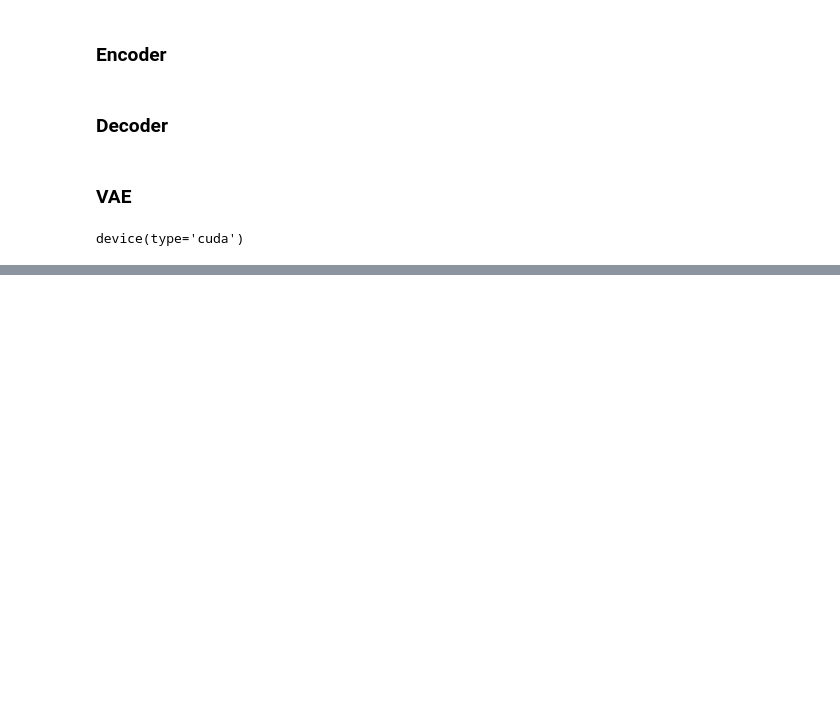
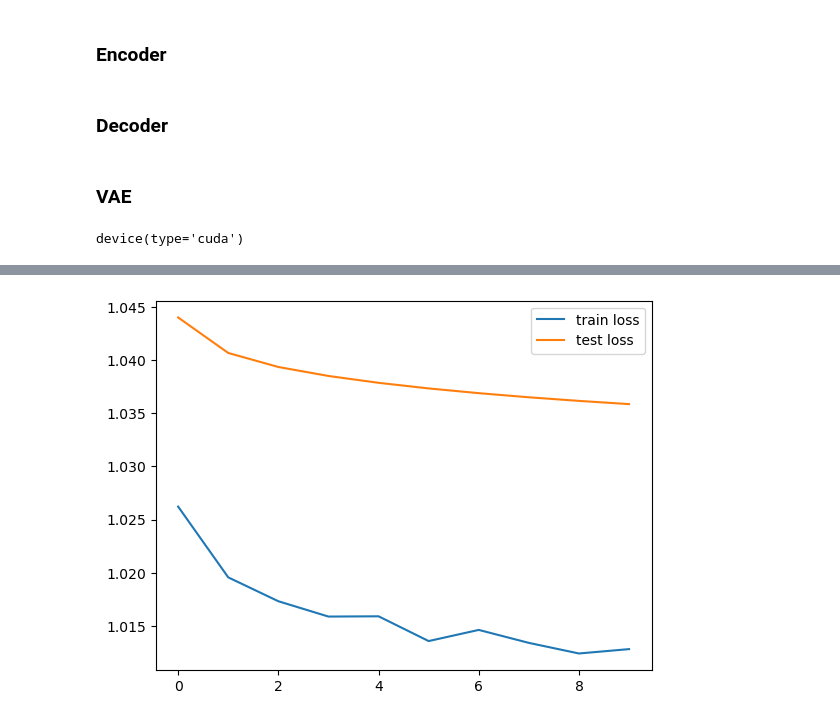
Before and after one commit to CKeibel/tennessee-eastman-process-simulation, a Jupyter notebook: 02-vae.ipynb, the cells around one changed output, grey strips where cells are left out. Drawn from its saved outputs; the diff is of its cells as text; code cells hidden in the pictures; blank space fills up the shorter version.

```diff
--- a/02-vae.ipynb
+++ b/02-vae.ipynb
@@ -204,5 +258,5 @@ class TEP(Dataset):
         _y = self.y[idx]
         return _x, _y
 # %%
-train_data = TEP(X_train, y_train)
-trainloader = DataLoader(train_data, batch_size=64, shuffle=True)
+train_data = TEP(X_train[:50_000], y_train[:50_000])
+trainloader = DataLoader(train_data, batch_size=256, shuffle=True)
@@ -217,22 +262,0 @@ torch.Size([1, 5, 52])
-# %%
-num_epochs = 2000
-
-sample_x = sample_x.to(torch.float32).to(device)
-
-learning_rate = 0.002
-
-model = VAE(input_size=52, hidden_size=128, latent_size=16, num_layers=12, device=device)
-optimizer = torch.optim.Adam(model.parameters(), lr=learning_rate)
-
-model.train()
-for i in range(num_epochs):
-    pred, _mean, _logvar = model(sample_x)
-    loss, reconstruction_loss = vae_loss(pred, sample_x, _mean, _logvar)
-
-    optimizer.zero_grad()
-    loss.backward()
-    optimizer.step()
-
-    #print(f"Reconstruction Loss: {reconstruction_loss}")
-
-print(reconstruction_loss)
@@ -241,3 +263,6 @@ tensor(879209.2500, device='cuda:0', grad_fn=<MseLossBackward0>)
+# %%
+test_data = TEP(X_test[:3_000], y_test[:3_000])
+testloader = DataLoader(test_data, batch_size=256)
 # %%
 num_epochs = 10
 
@@ -274,0 +324,7 @@ KeyboardInterrupt:
+# %%
+plt.plot(train_losses, label="train loss")
+plt.plot(test_losses, label="test loss")
+plt.legend()
+plt.show()
+# %% [output]
+[figure, added]
```
Also changed, not shown: parts of 14 cells of this notebook.
